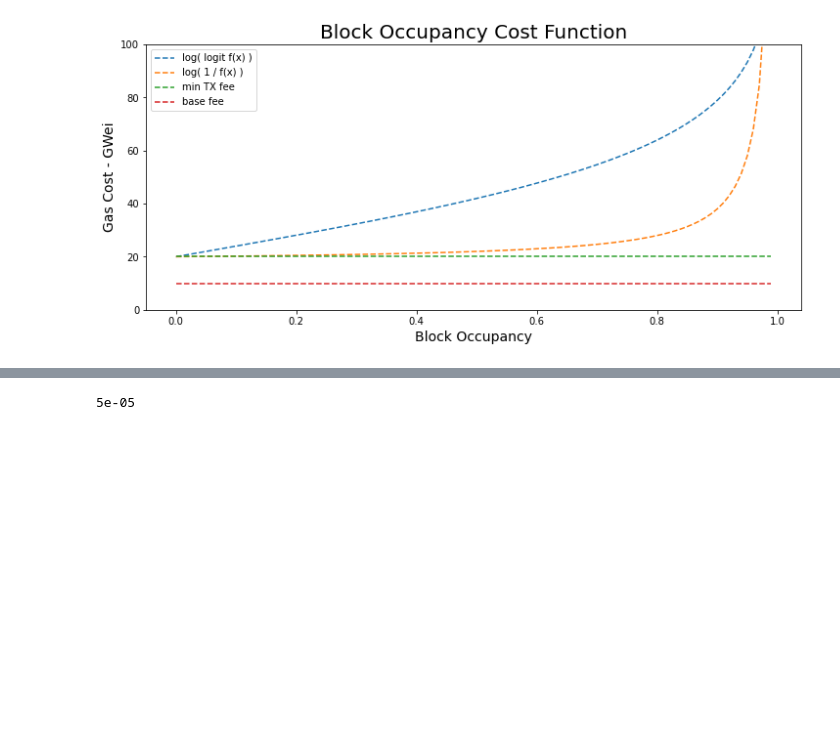
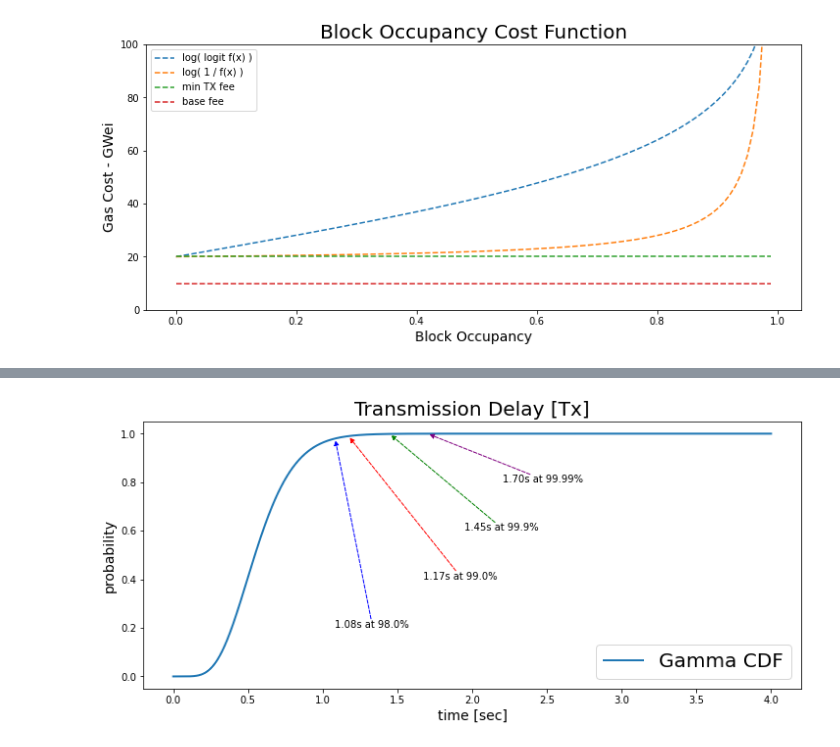
Before and after one commit to icmoore/syscoin-tex, a Jupyter notebook: notebooks/sys_4_sysx.ipynb, the cells around one changed output, grey strips where cells are left out. Drawn from its saved outputs; the diff is of its cells as text; code cells hidden in the pictures; blank space fills up the shorter version.

```diff
--- a/notebooks/sys_4_sysx.ipynb
+++ b/notebooks/sys_4_sysx.ipynb
@@ -225,4 +225,43 @@ Cost 0.01119 USD per 300,000 tx for L2 Validium @ 50th percentile
-# %%
-10/200000
-# %% [output]
-5e-05
+# %%
+import scipy.stats as stats
+
+k = 7.358; theta = 0.077714
+
+samp = np.random.gamma(k, theta, 1000)
+values_pdf = np.linspace(0, max(samp), 1000)
+values_cdf = np.linspace(0, 4, 1000)
+gamma_pdf = stats.gamma.pdf(values_pdf, k, loc=0, scale=theta)
+gamma_cdf = stats.gamma.cdf(values_cdf, k, loc=0, scale=theta)
+
+pr1 = 0.98; t1 = stats.gamma.ppf(pr1, k, loc=0, scale=theta)
+pr2 = 0.99; t2 = stats.gamma.ppf(pr2, k, loc=0, scale=theta)
+pr3 = 0.999; t3 = stats.gamma.ppf(pr3, k, loc=0, scale=theta)
+pr4 = 0.9999; t4 = stats.gamma.ppf(pr4, k, loc=0, scale=theta)
+
+
+fig = plt.figure(figsize=(12, 5))
+plt.plot(values_cdf, gamma_cdf, label="Gamma CDF", linewidth=2)
+plt.legend(fontsize=20)
+plt.xlabel("time [sec]", fontsize=14)
+plt.ylabel("probability", fontsize=14)
+
+plt.annotate('{:.2f}s at {:}%'.format(t1,100*pr1), xy=(t1,pr1), xytext=(t1,0.2),
+            arrowprops=dict(arrowstyle= '-|>', color='blue', lw=1, ls='--'),
+            bbox=dict(boxstyle='square,pad=-0.07', fc='none', ec='none'))
+
+plt.annotate('{:.2f}s at {:}%'.format(t2,100*pr2), xy=(t2,pr2), xytext=(t2+0.5,0.4),
+            arrowprops=dict(arrowstyle= '-|>', color='red', lw=1, ls='--'),
+            bbox=dict(boxstyle='square,pad=-0.07', fc='none', ec='none'))
+
+plt.annotate('{:.2f}s at {:}%'.format(t3,100*pr3), xy=(t3,pr3), xytext=(t3+0.5,0.6),
+            arrowprops=dict(arrowstyle= '-|>', color='green', lw=1, ls='--'),
+            bbox=dict(boxstyle='square,pad=-0.07', fc='none', ec='none'))
+
+plt.annotate('{:.2f}s at {:}%'.format(t4,100*pr4), xy=(t4,pr4), xytext=(t4+0.5,0.8),
+            arrowprops=dict(arrowstyle= '-|>', color='purple', lw=1, ls='--'),
+            bbox=dict(boxstyle='square,pad=-0.07', fc='none', ec='none'))
+plt.title("Transmission Delay [Tx]", fontsize=20)
+plt.show()
+fig.savefig('../img/transmission_delay.png')
+# %% [output]
+[figure, added]
```
Also changed, not shown: parts of 8 cells of this notebook, 12 other files.
